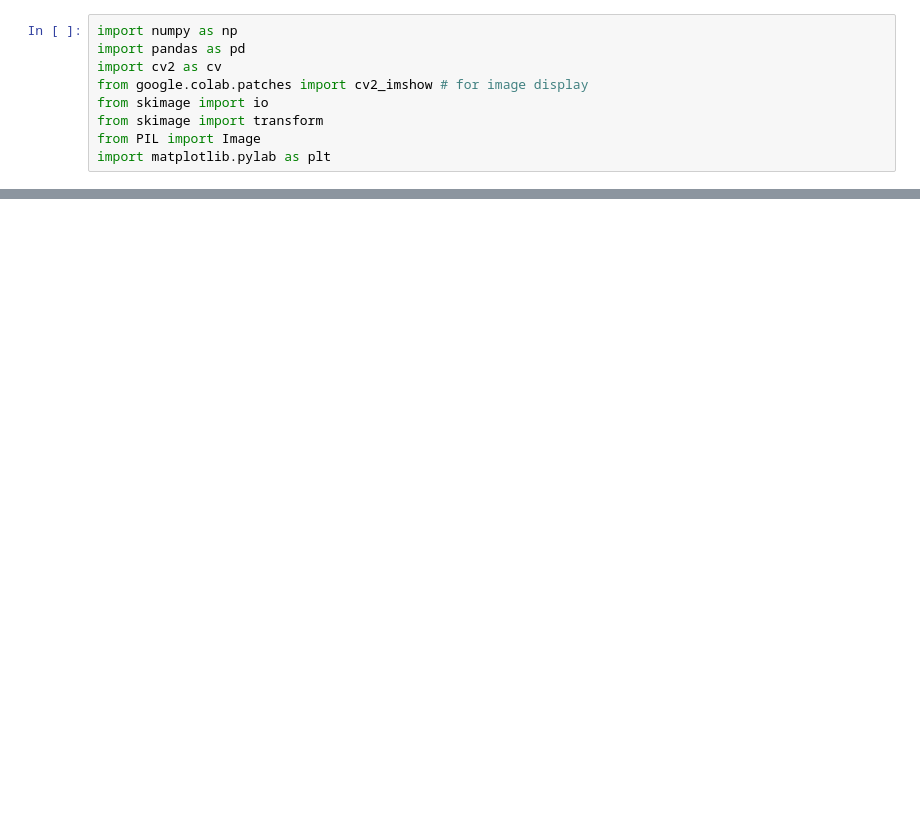
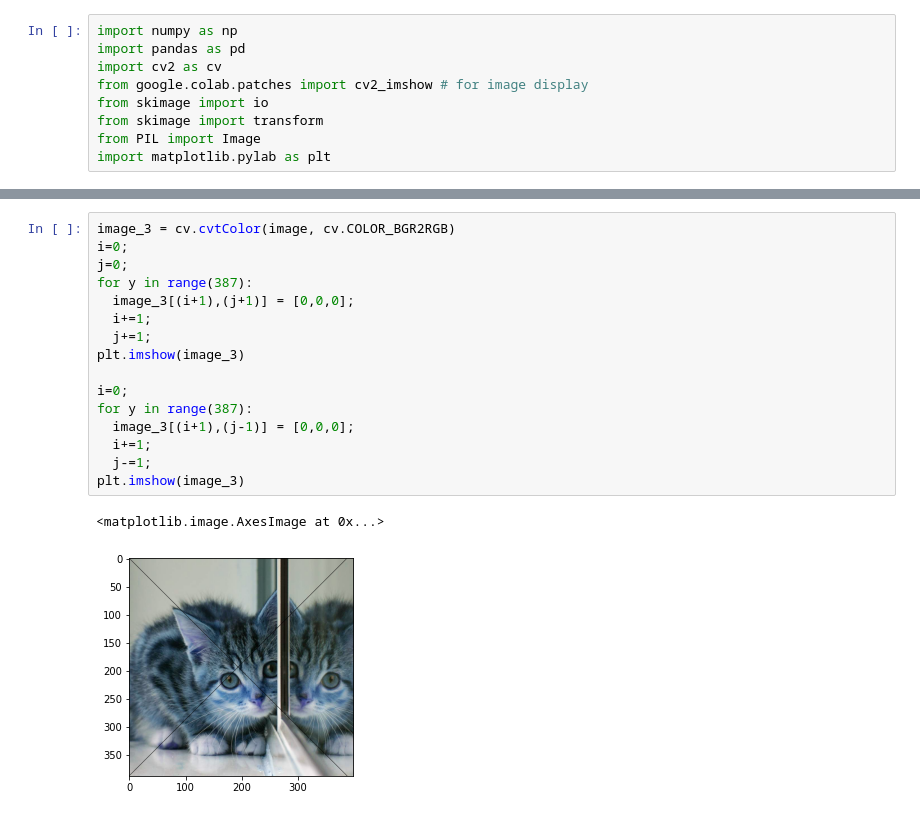
Before and after one commit to khoirulwhyd/PCVK_Genap_2022, a Jupyter notebook: Week1.ipynb, the cells around one changed output, grey strips where cells are left out. Drawn from its saved outputs; the diff is of its cells as text; blank space fills up the shorter version.

```diff
--- a/Week1.ipynb
+++ b/Week1.ipynb
@@ -77,0 +78,19 @@ cv2_imshow(final_frame)
+# %%
+image_3 = cv.cvtColor(image, cv.COLOR_BGR2RGB)
+i=0;
+j=0;
+for y in range(387):
+  image_3[(i+1),(j+1)] = [0,0,0];
+  i+=1;
+  j+=1;
+plt.imshow(image_3)
+
+i=0;
+for y in range(387):
+  image_3[(i+1),(j-1)] = [0,0,0];
+  i+=1;
+  j-=1;
+plt.imshow(image_3)
+# %% [output]
+<matplotlib.image.AxesImage at 0x...>
+[figure, added]
```
Also changed, not shown: parts of 5 cells of this notebook.
